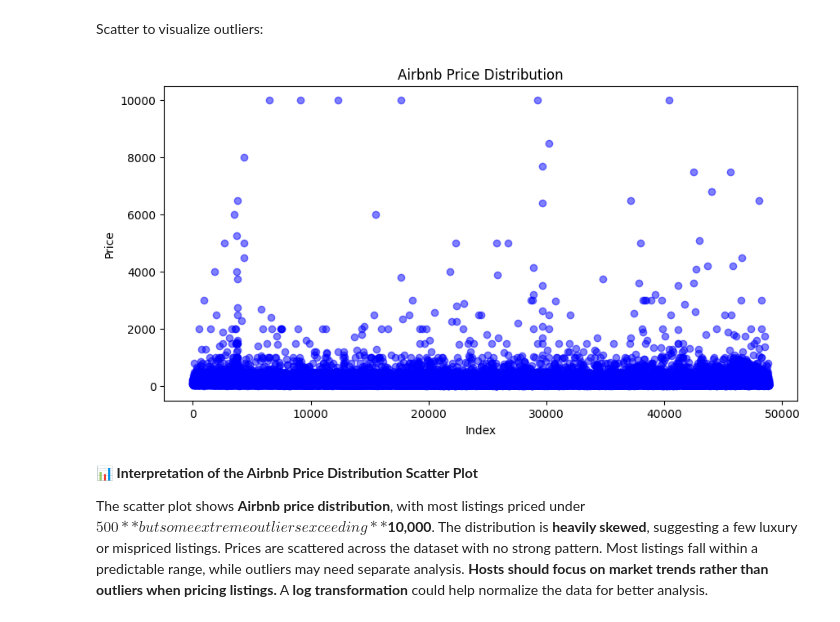
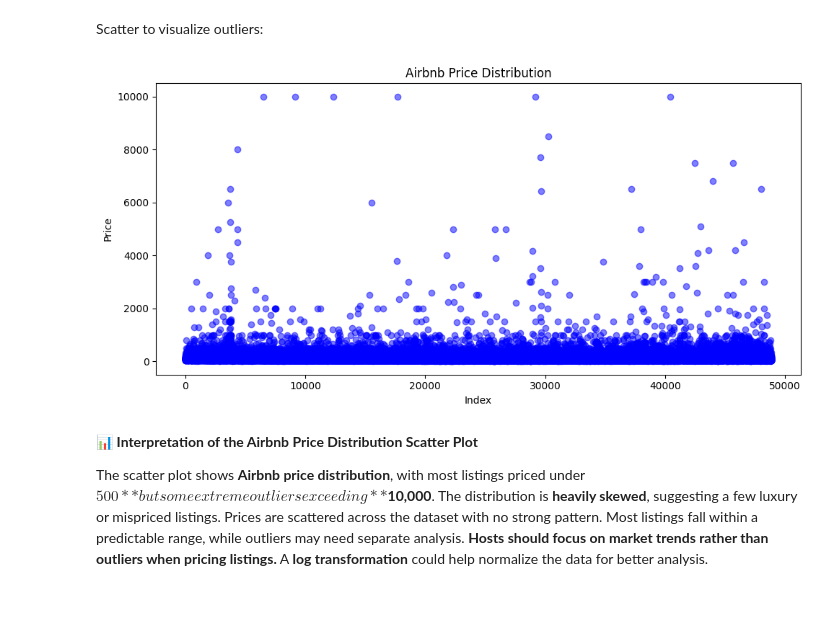
Before and after one commit to Messiri4/Airbnb_Predictor, a Jupyter notebook: Airbnb_Price_Prediction_updated.ipynb, the cells around one changed output. Drawn from its saved outputs; the diff is of its cells as text; code cells hidden in the pictures.

Commit message:
Fix overlapping titles/labels across all notebook charts (tight_layout, padding)

```diff
--- a/Airbnb_Price_Prediction_updated.ipynb
+++ b/Airbnb_Price_Prediction_updated.ipynb
@@ -196,16 +196,16 @@ data.describe()
 Scatter to visualize outliers:
 # %%
 import matplotlib.pyplot as plt
-
 # Scatter plot for price distribution
 plt.figure(figsize=(10, 5))
 plt.scatter(range(len(data)), data['price'], alpha=0.5, color='blue')
 plt.xlabel('Index')
 plt.ylabel('Price')
 plt.title('Airbnb Price Distribution')
+plt.tight_layout()
 plt.show()
 # %% [output]
-[figure, old version]
+[figure, new version]
 # %% [markdown]
  📊 **Interpretation of the Airbnb Price Distribution Scatter Plot**
 
```
Also changed, not shown: parts of 10 cells of this notebook.
